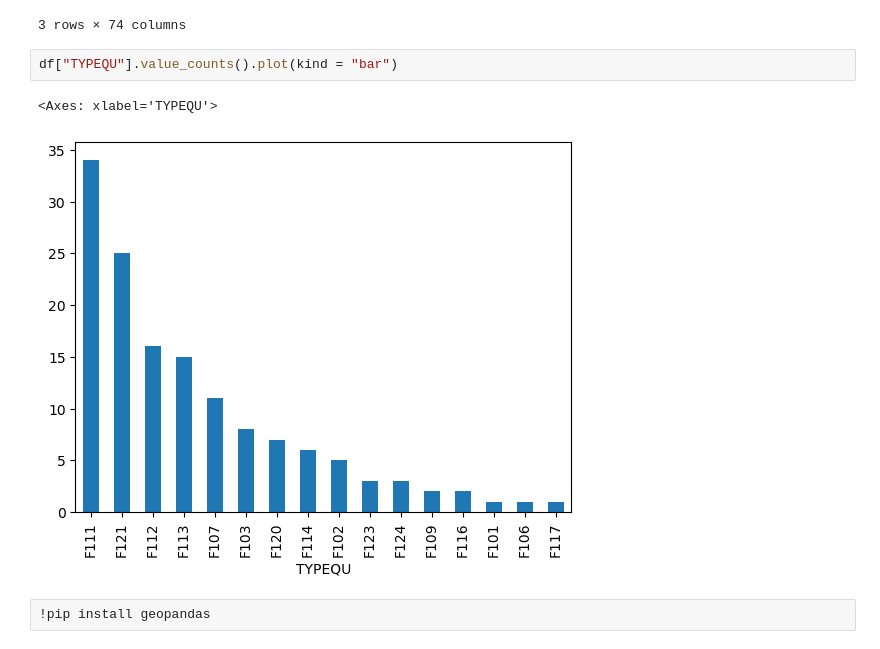
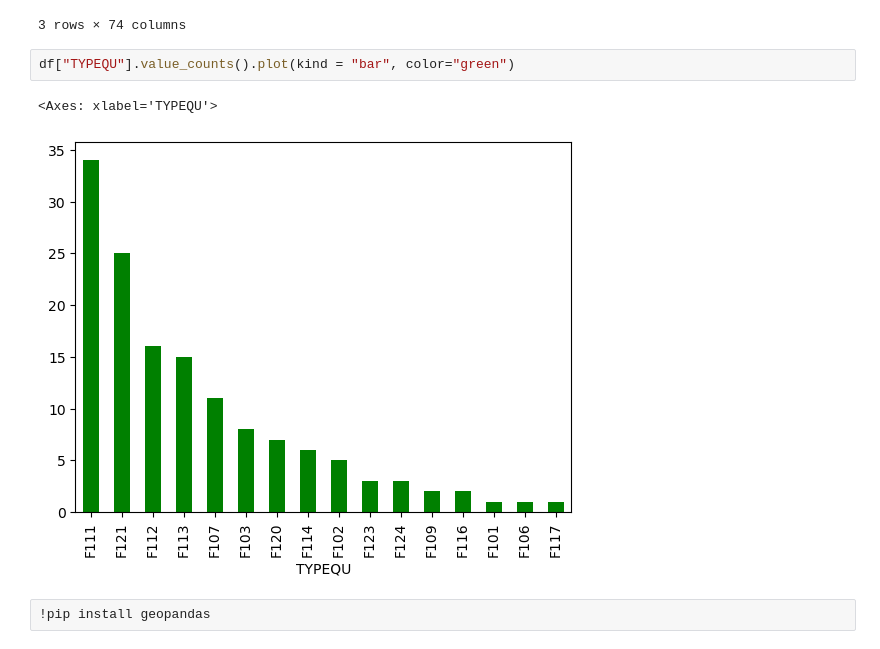
Before and after one commit to fjenft/exo-cadavre, a Jupyter notebook: notebook.ipynb, the cells around one changed output. Cells and saved outputs as stored; diff of their text form.

Commit message:
color barplot modified

```diff
--- a/notebook.ipynb
+++ b/notebook.ipynb
@@ -71,10 +71,10 @@ df.head(20)
 | 2 | 2023 | STADE GASTON BOUILLANT | STADE D'ATHLETISME |  |  | AV | PIERRE DE COUBERTIN |  | 92390 | 92078 | ... | ... |
 3 rows × 74 columns
 # %%
-df["TYPEQU"].value_counts().plot(kind = "bar")
+df["TYPEQU"].value_counts().plot(kind = "bar", color="green")
 # %% [output]
 <Axes: xlabel='TYPEQU'>
-[figure, old version]
+[figure, new version]
 # %%
 !pip install geopandas
 # %% [output]
```
